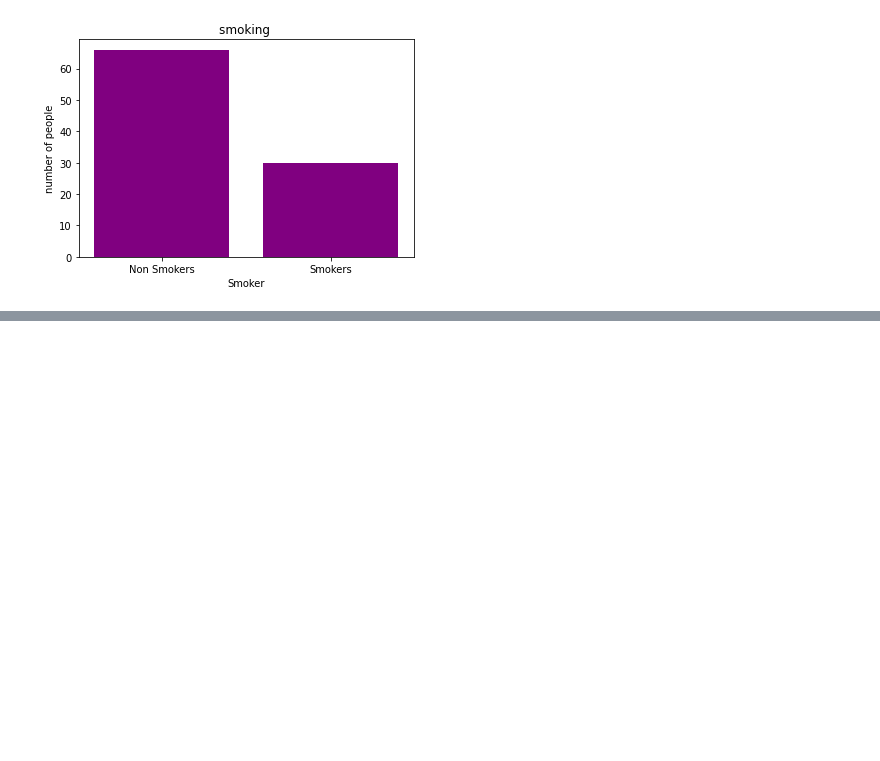
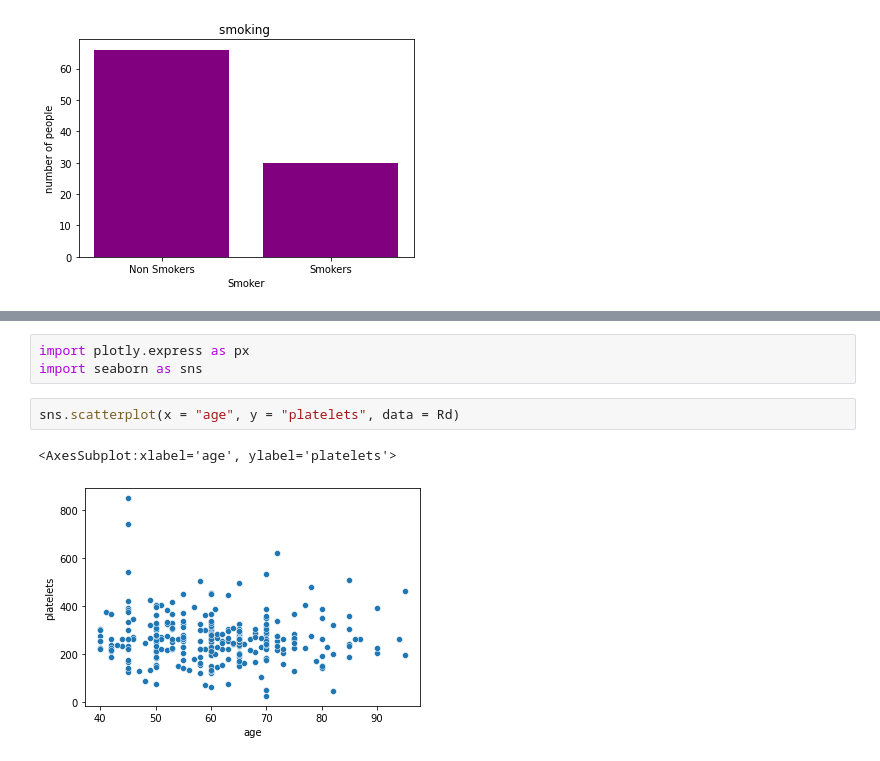
Before and after one commit to shantanu779/data_science, a Jupyter notebook: assignment2.ipynb, the cells around one changed output, grey strips where cells are left out. Drawn from its saved outputs; the diff is of its cells as text; blank space fills up the shorter version.

```diff
--- a/assignment2.ipynb
+++ b/assignment2.ipynb
@@ -424,0 +471,8 @@ Text(0.5, 1.0, 'smoking ')
+# %%
+import plotly.express as px
+import seaborn as sns
+# %%
+sns.scatterplot(x = "age", y = "platelets", data = Rd)
+# %% [output]
+<AxesSubplot:xlabel='age', ylabel='platelets'>
+[figure, added]
```
Also changed, not shown: parts of 4 cells of this notebook.
